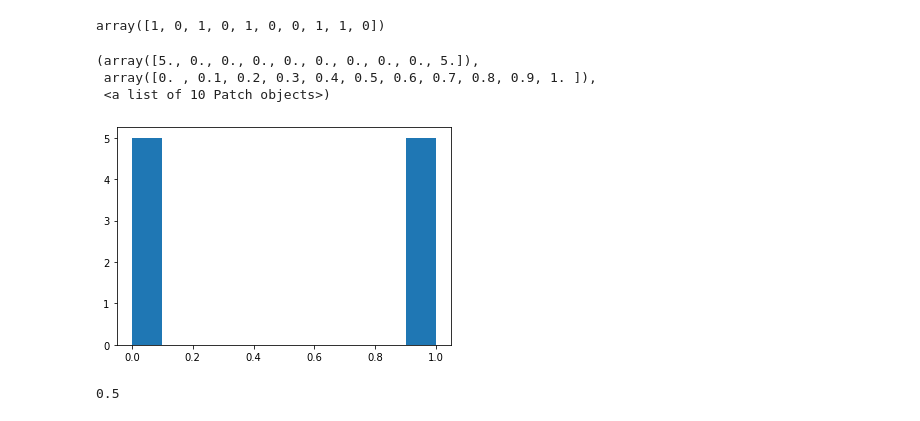
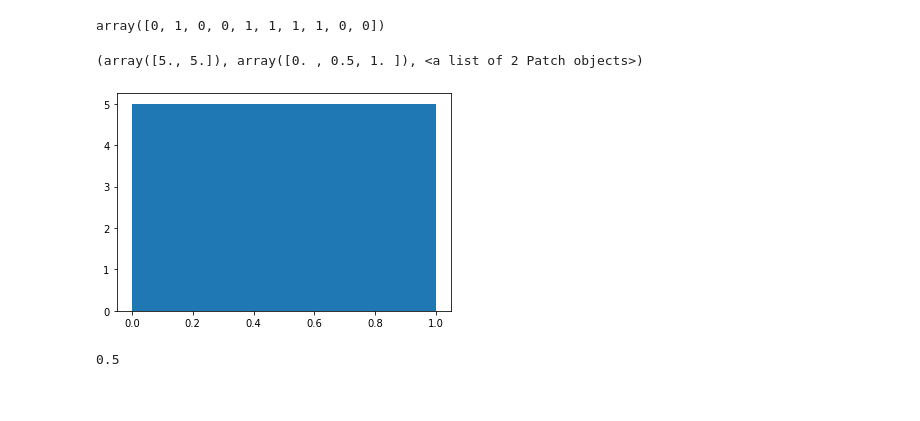
Before and after one commit to simrankota/info370, a Jupyter notebook: assignments/ps-inference-mc.ipynb, the cells around one changed output. Saved outputs shown, nothing was run; the diff lists cells and outputs as text; code cells hidden in the pictures.

```diff
--- a/assignments/ps-inference-mc.ipynb
+++ b/assignments/ps-inference-mc.ipynb
@@ -2,20 +2,18 @@
 import numpy as np
 import pandas as pd
 # %%
-coins = np.random.choice([0, 1], 10)
+coins = np.random.binomial(1, 0.5, size=10)
 # %%
 coins
 # %% [output]
-array([1, 0, 1, 0, 1, 0, 0, 1, 1, 0])
+array([0, 1, 0, 0, 1, 1, 1, 1, 0, 0])
 # %%
 import matplotlib.pyplot as plt
 # %%
-plt.hist(coins)
+plt.hist(coins, bins=2)
 # %% [output]
-(array([5., 0., 0., 0., 0., 0., 0., 0., 0., 5.]),
- array([0. , 0.1, 0.2, 0.3, 0.4, 0.5, 0.6, 0.7, 0.8, 0.9, 1. ]),
- <a list of 10 Patch objects>)
+(array([5., 5.]), array([0. , 0.5, 1. ]), <a list of 2 Patch objects>)
-[figure, old version]
+[figure, new version]
 # %%
 np.mean(coins)
 # %% [output]
```
Also changed, not shown: parts of 30 cells of this notebook, 1 other file.
